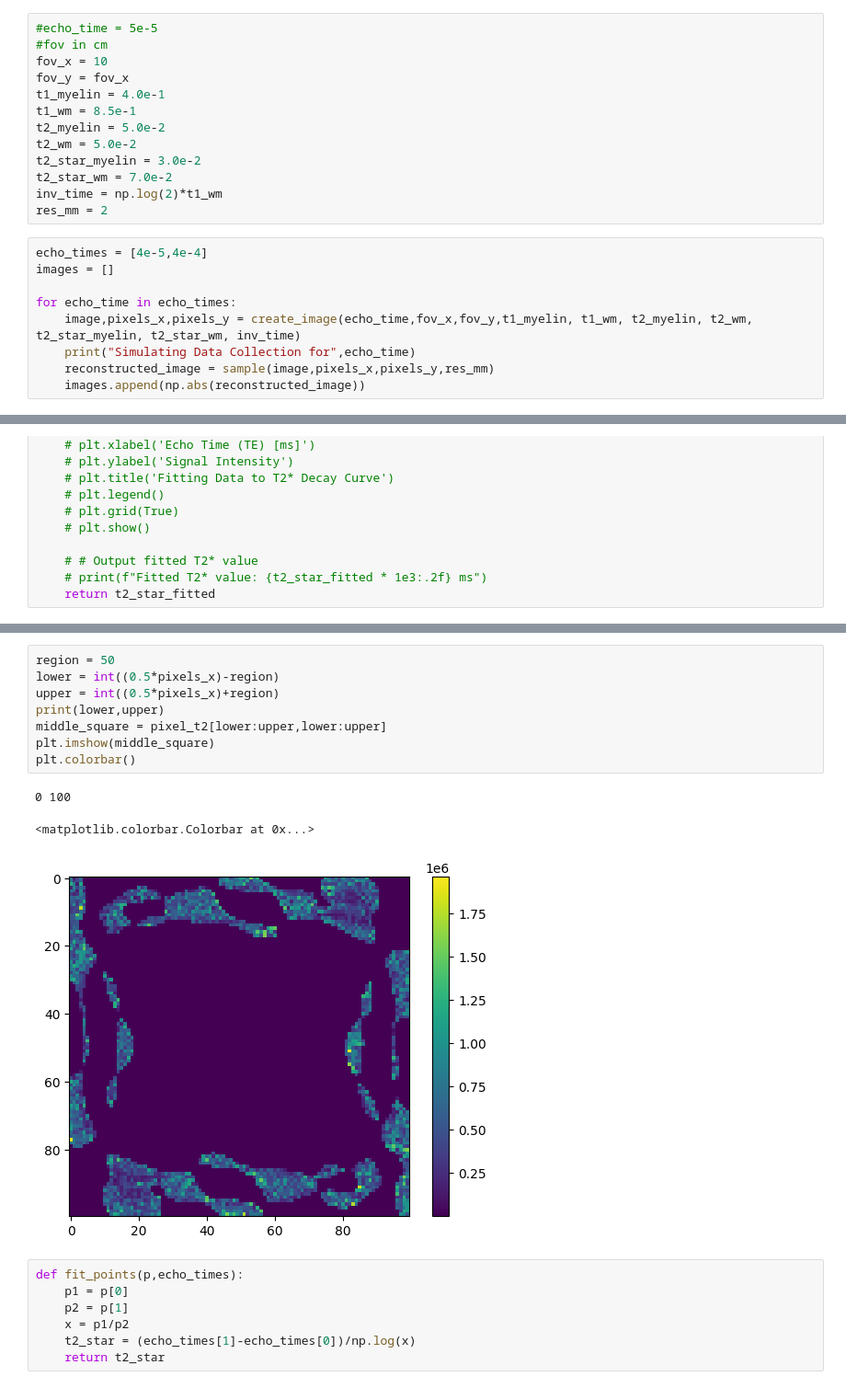
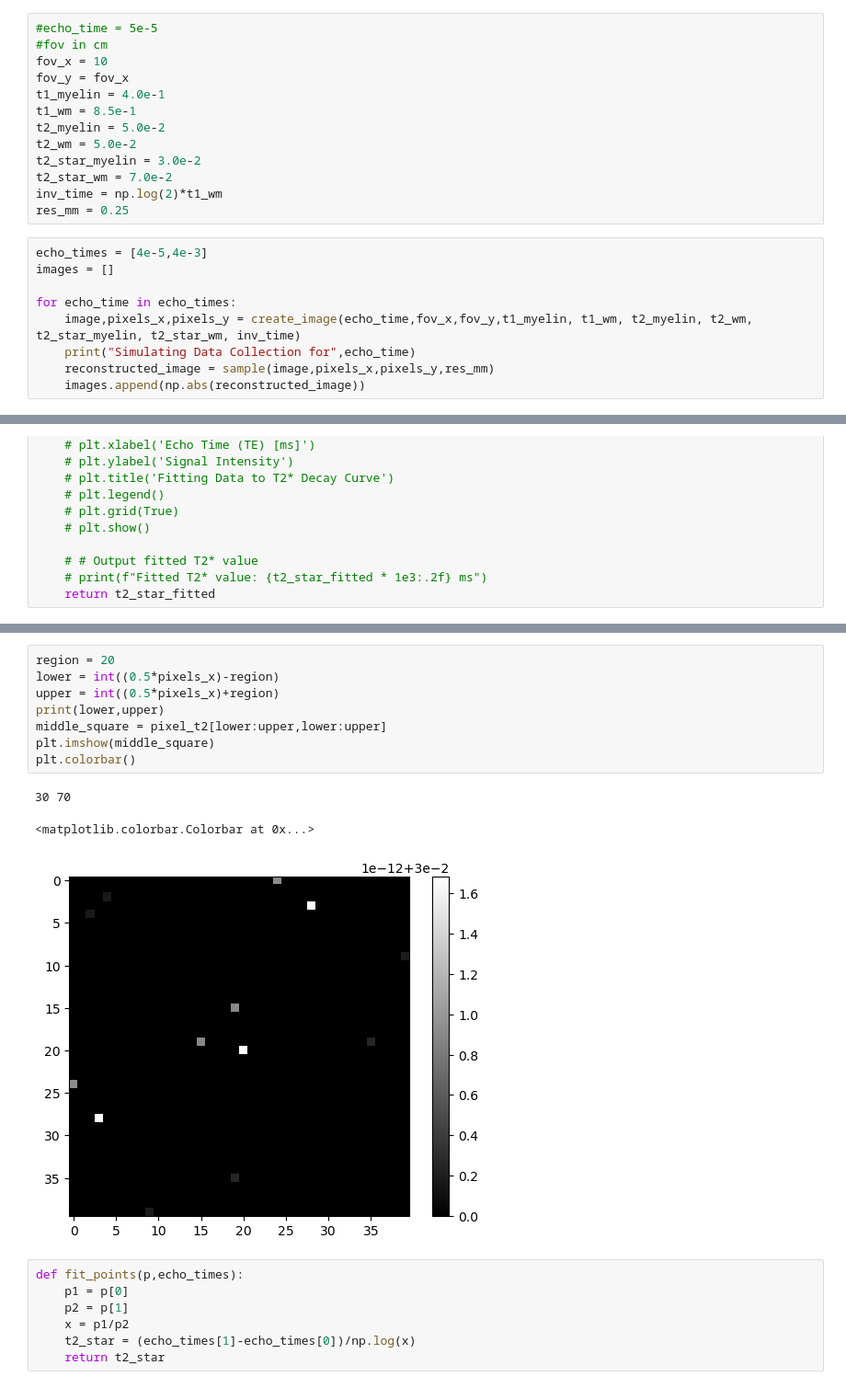
Before and after one commit to indup01/masters_mri_myelin_ute_imaging, a Jupyter notebook: simulation_t2_star_2D.ipynb, the cells around one changed output, grey strips where cells are left out. Shown at 92% size. Cells and saved outputs as stored; diff of their text form.

```diff
--- a/simulation_t2_star_2D.ipynb
+++ b/simulation_t2_star_2D.ipynb
@@ -284,9 +290,9 @@ t2_wm = 5.0e-2
 t2_star_myelin = 3.0e-2
 t2_star_wm = 7.0e-2
 inv_time = np.log(2)*t1_wm
-res_mm = 2
+res_mm = 0.25
 # %%
-echo_times = [4e-5,4e-4]
+echo_times = [4e-5,4e-3]
 images = []
 
 for echo_time in echo_times:
@@ -420,15 +411,15 @@ plt.colorbar()
 # %%
-region = 50
+region = 20
 lower = int((0.5*pixels_x)-region)
 upper = int((0.5*pixels_x)+region)
 print(lower,upper)
 middle_square = pixel_t2[lower:upper,lower:upper]
 plt.imshow(middle_square)
 plt.colorbar()
 # %% [output]
-0 100
+30 70
 <matplotlib.colorbar.Colorbar at 0x...>
-[figure, old version]
+[figure, new version]
 # %%
 def fit_points(p,echo_times):
     p1 = p[0]
```
Also changed, not shown: parts of 11 cells of this notebook, 4 other files.
